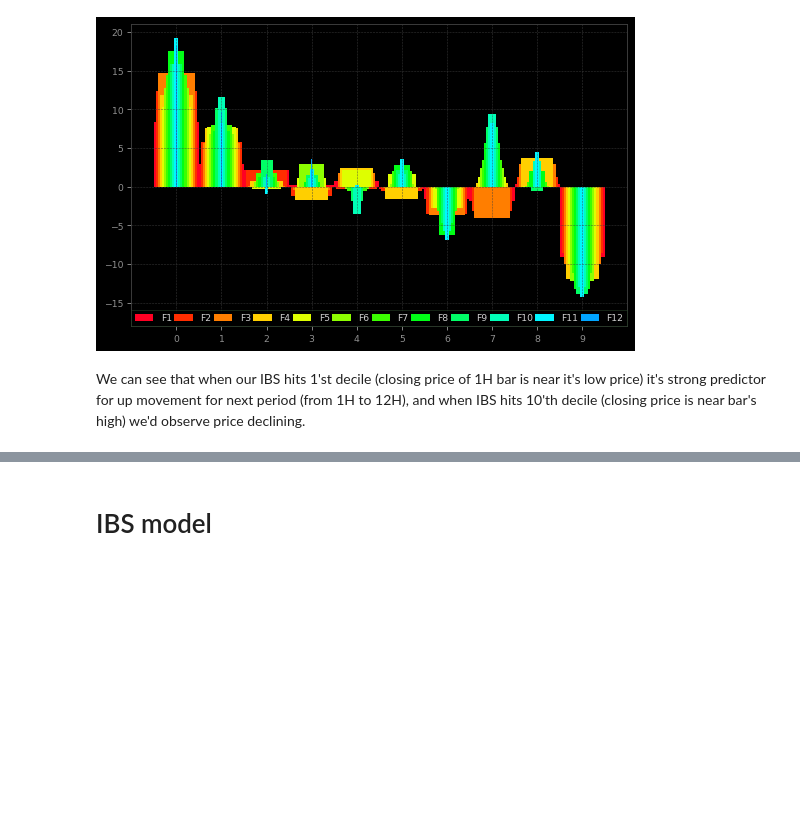
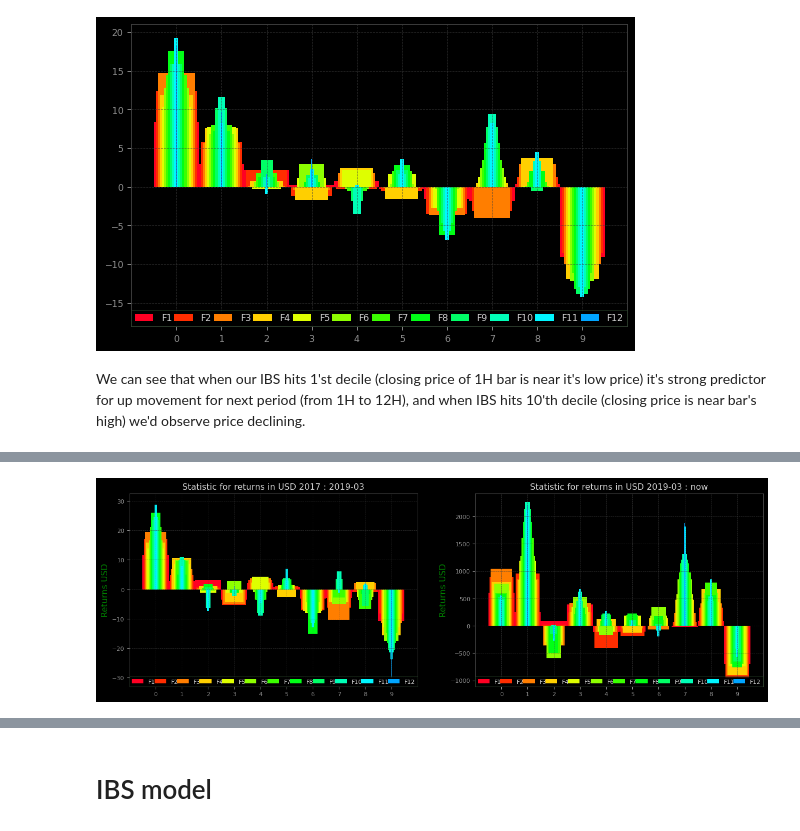
Before and after one commit to dmarienko/cryptomomentum, a Jupyter notebook: models/4. IBS testing.ipynb, the cells around one changed output, grey strips where cells are left out. Drawn from its saved outputs; the diff is of its cells as text; code cells hidden in the pictures; blank space fills up the shorter version.

```diff
--- a/models/4. IBS testing.ipynb
+++ b/models/4. IBS testing.ipynb
@@ -110,0 +136,12 @@ We can see that when our IBS hits 1'st decile (closing price of 1H bar is near i
+# %%
+raw_stat_1 = prepare_data(data_1m[:'2019-03-01'], '1H', fwd_bars=12, in_usd=True)
+raw_stat_2 = prepare_data(data_1m['2019-03-01':], '1H', fwd_bars=12, in_usd=True)
+
+fig(16, 5)
+sbp(12,1); compound_stats_plot(raw_stat_1.drop(columns=['H']).groupby('IBS').mean());
+plt.title('Statistic for returns in USD 2017 : 2019-03'); plt.ylabel('Returns USD')
+
+sbp(12,2); compound_stats_plot(100*raw_stat_2.drop(columns=['H']).groupby('IBS').mean());
+plt.title('Statistic for returns in USD 2019-03 : now'); plt.ylabel('Returns USD');
+# %% [output]
+[figure, added]
```
Also changed, not shown: parts of 4 cells of this notebook, 1 other file.
